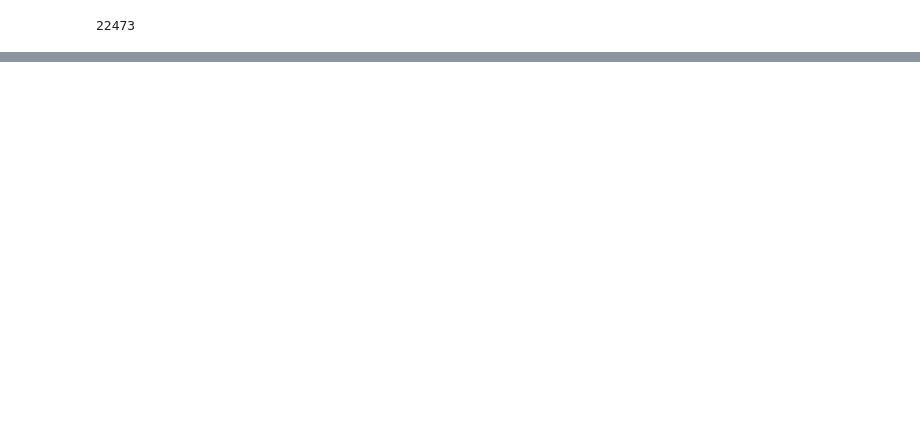
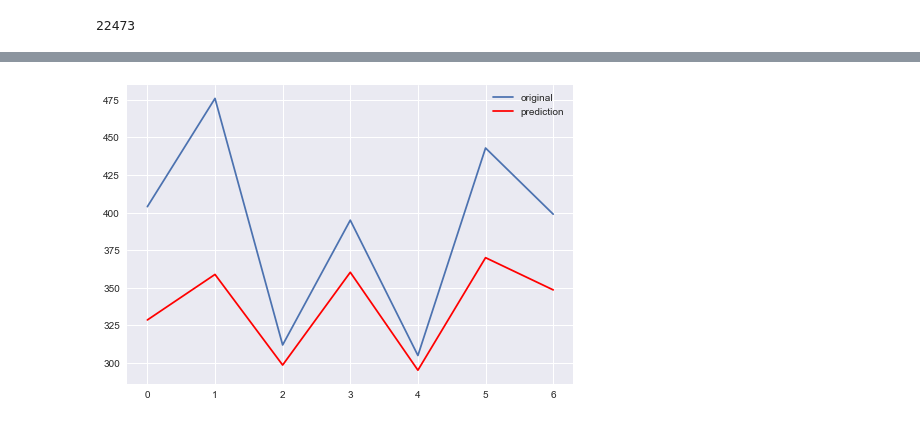
Before and after one commit to u6h6r/COVID-19-Predictions-Poland, a Jupyter notebook: notebooks/week_4/poland->5_27_20.ipynb, the cells around one changed output, grey strips where cells are left out. Saved outputs shown, nothing was run; the diff lists cells and outputs as text; code cells hidden in the pictures; blank space fills up the shorter version.

Commit message:
Add metrics results and plot

```diff
--- a/notebooks/week_4/poland->5_27_20.ipynb
+++ b/notebooks/week_4/poland->5_27_20.ipynb
@@ -108,4 +107,4 @@ fig2 = m.plot_components(forecast)
 [figure]
 # %%
 next_week = forecast[-7:]['yhat'].sum()
-next_week
+next_week_daily = forecast[-7:]['yhat']
@@ -114,2 +111,4 @@ NameError: name 'forecast' is not defined
 # %%
 poland_gt = prepare_europe_data(data=data_raw, start_date='5/20/20', end_date='5/27/20', country='Poland')
+# %%
+df_poland_gt, daily_growth_series_gt = get_daily_cases(poland_gt)
@@ -126,3 +176,11 @@ predicted_total
+# %%
+plt.plot(daily_growth_series_gt.values, label='original')
+plt.plot(next_week_daily.values, color='red', label='prediction')
+
+plt.legend()
+plt.show()
+# %% [output]
+[figure, added]
 # %%
 gt_total - predicted_total
 # %% [output]
```
Also changed, not shown: parts of 11 cells of this notebook.
